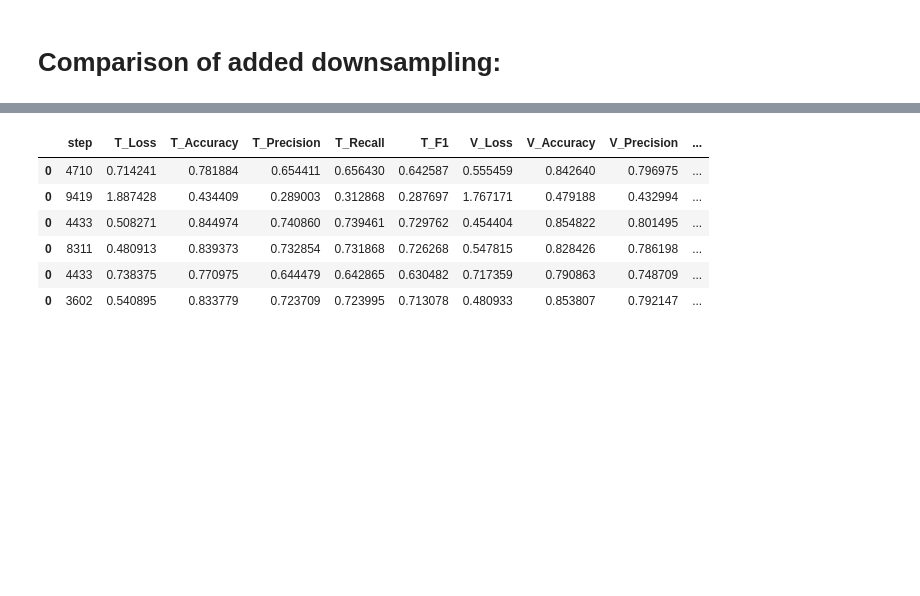
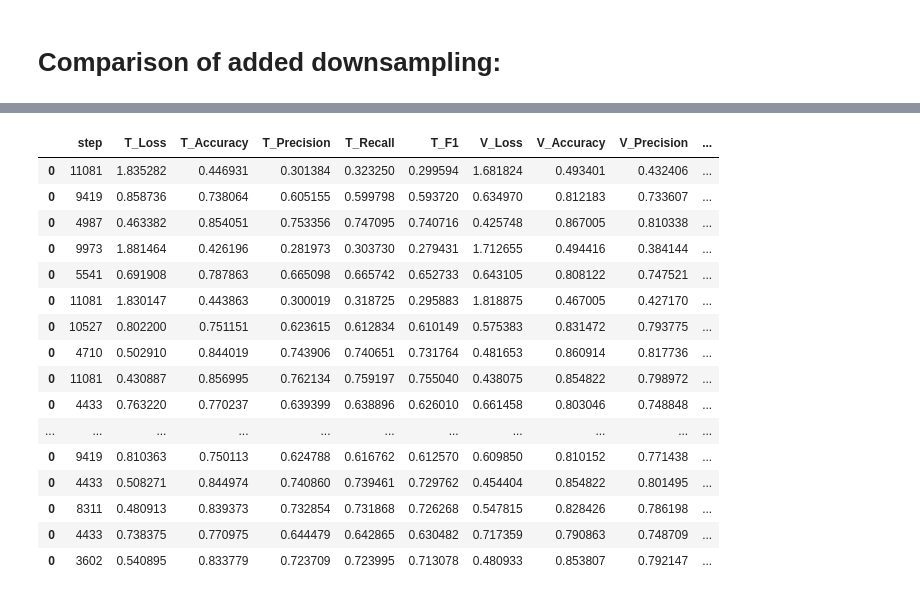
Before and after one commit to mehardsingh/point-transformer-cardinality-reduction, a Jupyter notebook: notebooks/visualization.ipynb, the cells around one changed output, grey strips where cells are left out. Cells and saved outputs as stored; diff of their text form; code cells hidden in the pictures; blank space fills up the shorter version.

```diff
--- a/notebooks/visualization.ipynb
+++ b/notebooks/visualization.ipynb
@@ -16,11 +27,12 @@ dfs = {}
 best_rows = {}
 for file_n,(model_n, ds_n) in zip(range(len(params)),params):
         df = pd.read_csv(f'../outputs/test/{file_n+1}/progress.csv')
+        df['elapsed_time'],avg_time = calc_time_deltas(df)
         # display(df)
         if len(df != 0):
             best_iter = df['V_Accuracy'].argmax()
             best_feats = pd.DataFrame(df.iloc[best_iter]).T.reset_index(drop=True)
-            best_feats = best_feats.assign(**{'model':model_n, 'method':ds_n,'test_n' : file_n,'best_iter':best_iter})
+            best_feats = best_feats.assign(**{'model':model_n, 'method':ds_n,'test_n' : file_n,'best_iter':best_iter,'avg_time':avg_time})
             # display(best_feats)
             # print(file_n+1,best_iter, df['T_Accuracy'][best_iter],df['V_Accuracy'][best_iter])
             dfs[file_n] = df.assign(model=model_n, method=ds_n,test_n = file_n)
@@ -65,19 +79,21 @@ plot_things(model_bests,to_plot,refs,model='pt')
 # %% [markdown]
 # Comparison of added downsampling:
 # %%
-show_cols = ['T_Accuracy','V_Accuracy','V_F1','model','method','more','best_iter','test_n']
+show_cols = ['T_Accuracy','V_Accuracy','V_F1','model','method','more','best_iter','test_n','avg_time']
 data_cols = ['T_Loss','T_Accuracy','T_Precision','T_Recall','T_F1','V_Loss','V_Accuracy','V_Precision','V_Recall','V_F1']
 
 best_unprune = {}
 for dir_ in os.scandir('../outputs/futher_prune'):
     if re.match(r'pc?t_.*',dir_.name):
-        print(dir_.name,'pct' in dir_.name)
         model = 'pct' if  'pct' in dir_.name else 'pt'
         df = pd.read_csv(os.path.join(dir_.path,'progress.csv'))
+        df['elapsed_time'],avg_time = calc_time_deltas(df)
         best_iter = df['V_Accuracy'].argmax()
 
+
         best_feats = pd.DataFrame(df.iloc[best_iter]).T.reset_index(drop=True)
-        best_feats = best_feats.assign(**{'model':model, 'method':'normal','test_n' : len(best_unprune),'best_iter':best_iter})
+        metadata = {'model':model, 'method':'normal','further_ds_fac':0.0,'best_iter':best_iter,'avg_time':avg_time}
+        best_feats = best_feats.assign(**metadata)
             # display(best_feats)
             # print(file_n+1,best_iter, df['T_Accuracy'][best_iter],df['V_Accuracy'][best_iter])
         best_unprune[len(best_unprune)] = best_feats.iloc[0].copy()
@@ -99,27 +109,41 @@ pct_ds_04 True
 # %%
 best_prune = []
-for dir_ in os.scandir('../outputs/futher_prune_5'):
-    if re.match(r'pc?t_.*',dir_.name):
-        # get parameters from naming schem
-        model = 'pct' if  'pct' in dir_.name else 'pt'
-        base_ds = 'normal' if 'ds_normal' in dir_.name else 'tome_xyz'
-        downsample_factor = 0.3 if '_more' in dir_.name else 0.15
-        print(dir_.name,'pct' in dir_.name)
+superdirs = [f'../outputs/futher_prune_{n}' for n in [3,4,5]]
+for superdir in superdirs:
+    for dir_ in os.scandir(superdir):
+        if re.match(r'pc?t_.*',dir_.name):
+            # get parameters from naming scheme
+            model = 'pct' if  'pct' in dir_.name else 'pt'
+            base_ds = 'normal' if 'ds_normal' in dir_.name else 'tome_ft'
+            if '_more' in dir_.name:
+                further_ds = True
+                downsample_factor =  0.3
+            elif 'no_ds' in dir_.name:
+                further_ds = False
+                downsample_factor =  0.0
+            else:
+                further_ds = True
+                downsample_factor =  0.15
+            # print(dir_.name,'pct' in dir_.name)
 
 
-        df = pd.read_csv(os.path.join(dir_.path,'progress.csv'))
-        best_iter = df['V_Accuracy'].argmax()
+            df = pd.read_csv(os.path.join(dir_.path,'progress.csv'))
+            df['elapsed_time'],avg_time = calc_time_deltas(df)
 
-        metadata = {'model':model, 'method':base_ds,'further_ds_fac':downsample_factor,'test_n' : len(best_prune),'best_iter':best_iter}
-        df = df.assign(**metadata)
+            best_iter = df['V_Accuracy'].argmax()
+            metadata = {'model':model, 'method':base_ds,'further_ds_fac':downsample_factor,'test_n' : len(best_prune),'best_iter':best_iter,'avg_time':avg_time}
+            print(dir_.name, metadata)
+            df = df.assign(**metadata)
 
-        best_feats = pd.DataFrame(df.iloc[best_iter]).T.reset_index(drop=True)
-        # best_feats = best_feats.assign(**{'model':model, 'method':base_ds,'further_ds_fac':downsample_factor,'test_n' : len(best_unprune),'best_iter':best_iter})
-            # display(best_feats)
-            # print(file_n+1,best_iter, df['T_Accuracy'][best_iter],df['V_Accuracy'][best_iter])
-        best_prune.append(best_feats.iloc[0])
+            best_feats = pd.DataFrame(df.iloc[best_iter]).T.reset_index(drop=True)
+            # best_feats = best_feats.assign(**{'model':model, 'method':base_ds,'further_ds_fac':downsample_factor,'test_n' : len(best_unprune),'best_iter':best_iter})
+                # display(best_feats)
+                # print(file_n+1,best_iter, df['T_Accuracy'][best_iter],df['V_Accuracy'][best_iter])
+            best_prune.append(best_feats.iloc[0])
 
-pd.DataFrame(best_prune)
-# unpruned_avg = unpruned.groupby('model').agg({c: 'mean' if c in data_cols else 'first' for c in unpruned.columns})
-# unpruned_avg[[c for c in show_cols if c in unpruned_avg.columns]]#.set_index('test_n')
+pruned = pd.DataFrame(best_prune)
+
+show_cols = ['T_Accuracy','V_Accuracy','V_F1','model','method','best_iter','test_n']
+
+pruned#[show_cols]
 # %% [output]
@@ -132,6 +169,16 @@ pct_ds_normal_more True
 |  | step | T_Loss | T_Accuracy | T_Precision | T_Recall | T_F1 | V_Loss | V_Accuracy | V_Precision | ... |
-| 0 | 4710 | 0.714241 | 0.781884 | 0.654411 | 0.656430 | 0.642587 | 0.555459 | 0.842640 | 0.796975 | ... |
-| 0 | 9419 | 1.887428 | 0.434409 | 0.289003 | 0.312868 | 0.287697 | 1.767171 | 0.479188 | 0.432994 | ... |
+| 0 | 11081 | 1.835282 | 0.446931 | 0.301384 | 0.323250 | 0.299594 | 1.681824 | 0.493401 | 0.432406 | ... |
+| 0 | 9419 | 0.858736 | 0.738064 | 0.605155 | 0.599798 | 0.593720 | 0.634970 | 0.812183 | 0.733607 | ... |
+| 0 | 4987 | 0.463382 | 0.854051 | 0.753356 | 0.747095 | 0.740716 | 0.425748 | 0.867005 | 0.810338 | ... |
+| 0 | 9973 | 1.881464 | 0.426196 | 0.281973 | 0.303730 | 0.279431 | 1.712655 | 0.494416 | 0.384144 | ... |
+| 0 | 5541 | 0.691908 | 0.787863 | 0.665098 | 0.665742 | 0.652733 | 0.643105 | 0.808122 | 0.747521 | ... |
+| 0 | 11081 | 1.830147 | 0.443863 | 0.300019 | 0.318725 | 0.295883 | 1.818875 | 0.467005 | 0.427170 | ... |
+| 0 | 10527 | 0.802200 | 0.751151 | 0.623615 | 0.612834 | 0.610149 | 0.575383 | 0.831472 | 0.793775 | ... |
+| 0 | 4710 | 0.502910 | 0.844019 | 0.743906 | 0.740651 | 0.731764 | 0.481653 | 0.860914 | 0.817736 | ... |
+| 0 | 11081 | 0.430887 | 0.856995 | 0.762134 | 0.759197 | 0.755040 | 0.438075 | 0.854822 | 0.798972 | ... |
+| 0 | 4433 | 0.763220 | 0.770237 | 0.639399 | 0.638896 | 0.626010 | 0.661458 | 0.803046 | 0.748848 | ... |
+| ... | ... | ... | ... | ... | ... | ... | ... | ... | ... | ... |
+| 0 | 9419 | 0.810363 | 0.750113 | 0.624788 | 0.616762 | 0.612570 | 0.609850 | 0.810152 | 0.771438 | ... |
 | 0 | 4433 | 0.508271 | 0.844974 | 0.740860 | 0.739461 | 0.729762 | 0.454404 | 0.854822 | 0.801495 | ... |
 | 0 | 8311 | 0.480913 | 0.839373 | 0.732854 | 0.731868 | 0.726268 | 0.547815 | 0.828426 | 0.786198 | ... |
 | 0 | 4433 | 0.738375 | 0.770975 | 0.644479 | 0.642865 | 0.630482 | 0.717359 | 0.790863 | 0.748709 | ... |
```
Also changed, not shown: parts of 12 cells of this notebook.
